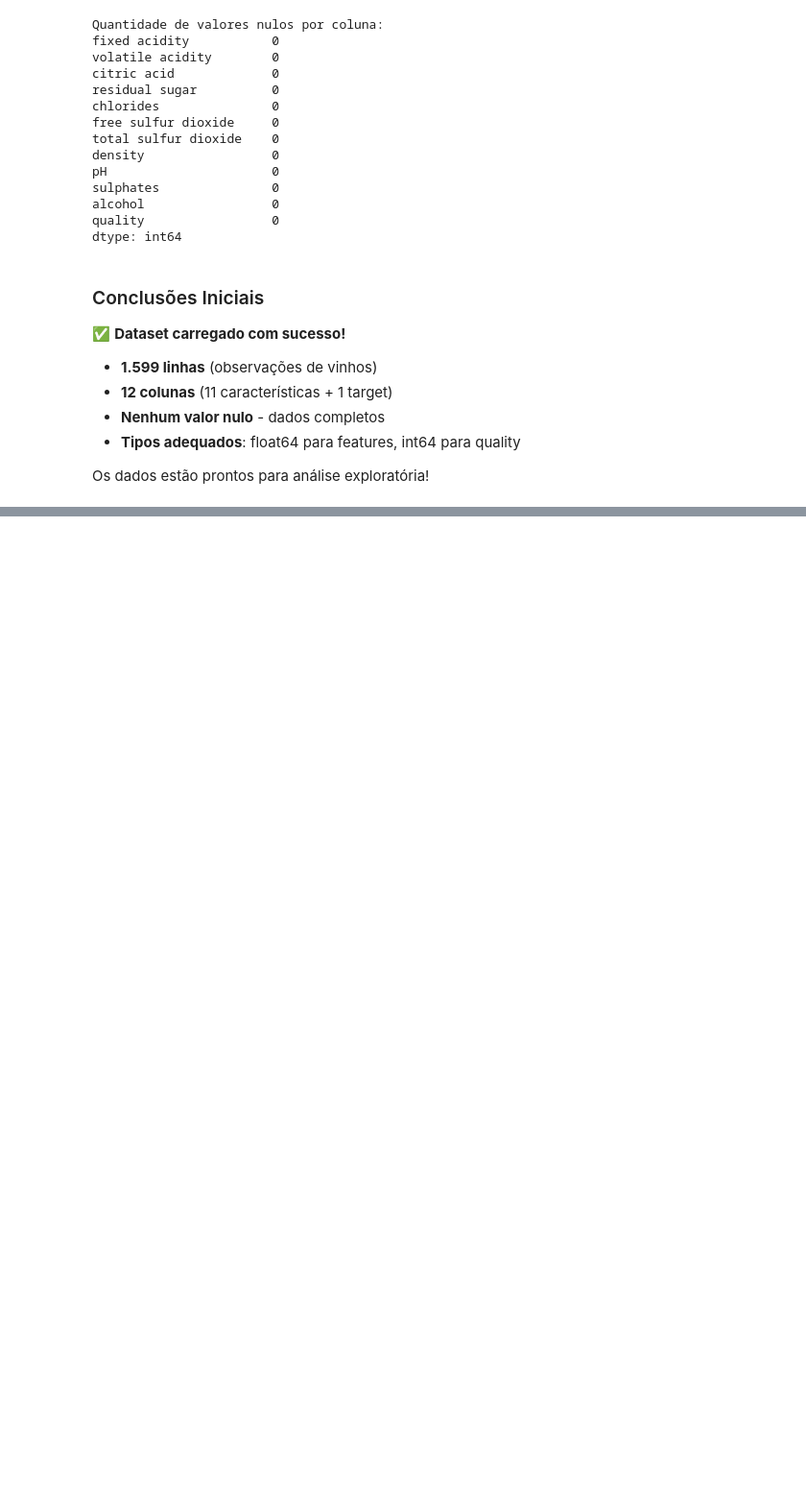
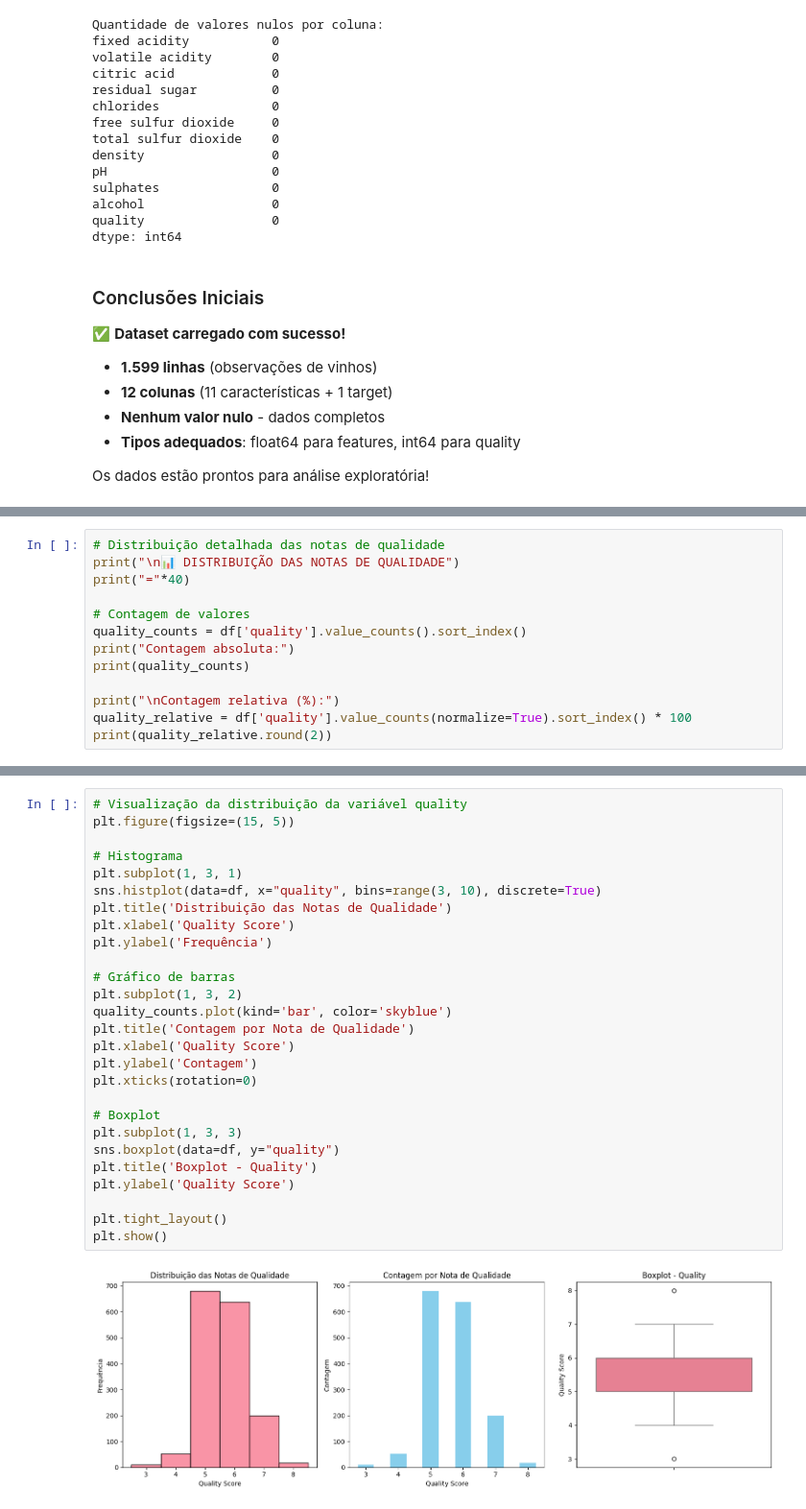
Before and after one commit to Guilherme0202PM/wine-data-science-case, a Jupyter notebook: Case_vinhos.ipynb, the cells around one changed output, grey strips where cells are left out. Shown at 96% size. Cells and saved outputs as stored; diff of their text form; blank space fills up the shorter version.

```diff
--- a/Case_vinhos.ipynb
+++ b/Case_vinhos.ipynb
@@ -167,0 +312,13 @@ Os dados estão prontos para análise exploratória!
+# %%
+# Distribuição detalhada das notas de qualidade
+print("\n📊 DISTRIBUIÇÃO DAS NOTAS DE QUALIDADE")
+print("="*40)
+
+# Contagem de valores
+quality_counts = df['quality'].value_counts().sort_index()
+print("Contagem absoluta:")
+print(quality_counts)
+
+print("\nContagem relativa (%):")
+quality_relative = df['quality'].value_counts(normalize=True).sort_index() * 100
+print(quality_relative.round(2))
@@ -167,0 +343,29 @@ Os dados estão prontos para análise exploratória!
+# %%
+# Visualização da distribuição da variável quality
+plt.figure(figsize=(15, 5))
+
+# Histograma
+plt.subplot(1, 3, 1)
+sns.histplot(data=df, x="quality", bins=range(3, 10), discrete=True)
+plt.title('Distribuição das Notas de Qualidade')
+plt.xlabel('Quality Score')
+plt.ylabel('Frequência')
+
+# Gráfico de barras
+plt.subplot(1, 3, 2)
+quality_counts.plot(kind='bar', color='skyblue')
+plt.title('Contagem por Nota de Qualidade')
+plt.xlabel('Quality Score')
+plt.ylabel('Contagem')
+plt.xticks(rotation=0)
+
+# Boxplot
+plt.subplot(1, 3, 3)
+sns.boxplot(data=df, y="quality")
+plt.title('Boxplot - Quality')
+plt.ylabel('Quality Score')
+
+plt.tight_layout()
+plt.show()
+# %% [output]
+[figure, added]
```
Also changed, not shown: parts of 11 cells of this notebook.
